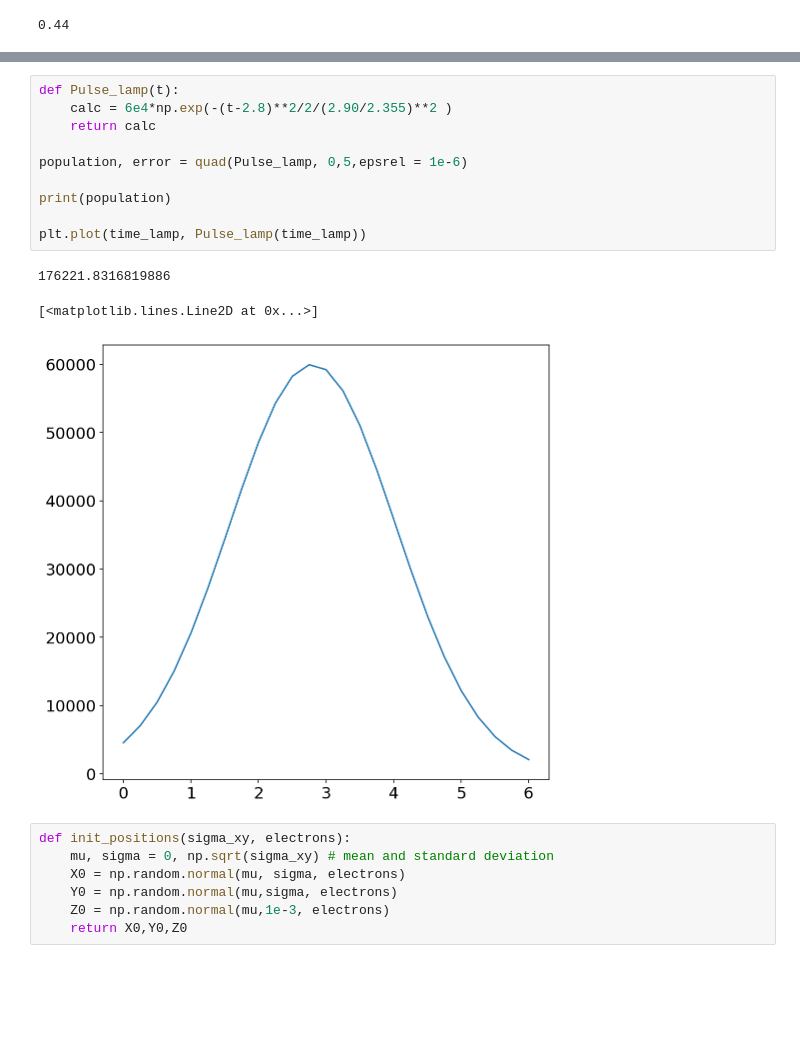
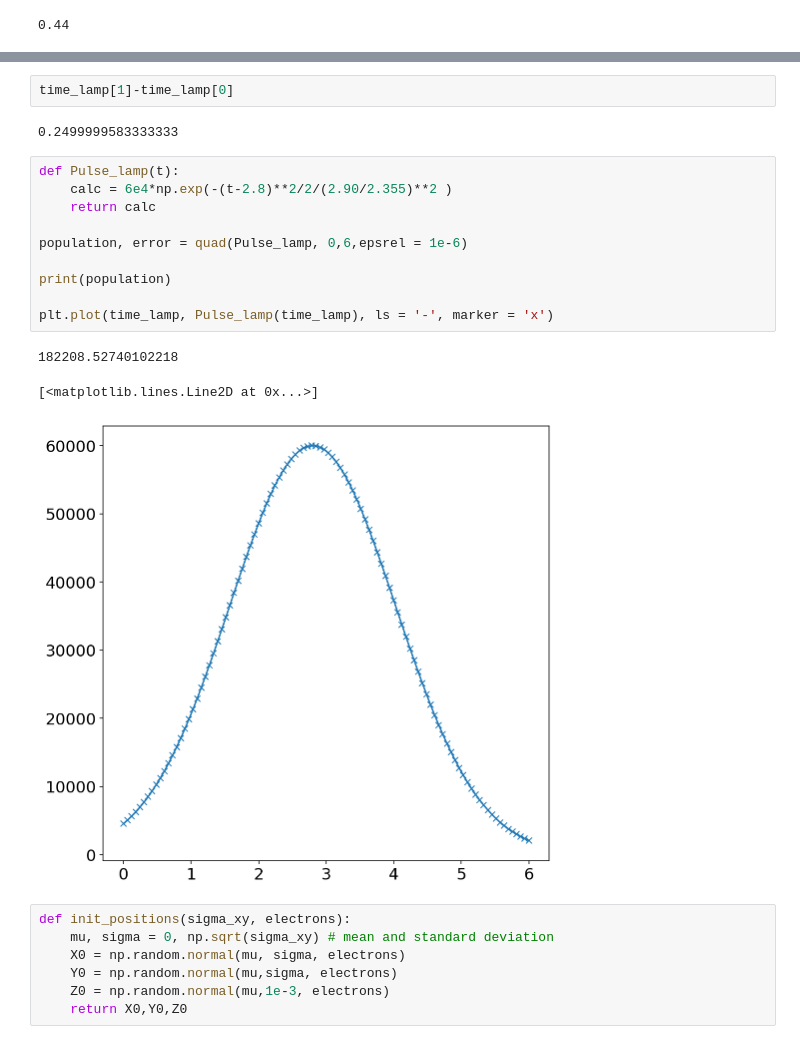
Before and after one commit to sanaouahada/XenoDiffusionScope, a Jupyter notebook: notebooks/Diffusion.ipynb, the cells around one changed output, grey strips where cells are left out. Drawn from its saved outputs; the diff is of its cells as text; blank space fills up the shorter version.

```diff
--- a/Diffusion.ipynb
+++ b/notebooks/Diffusion.ipynb
@@ -30,17 +40,21 @@ vd = 0.5
+# %%
+time_lamp[1]-time_lamp[0]
+# %% [output]
+0.2499999583333333
 # %%
 def Pulse_lamp(t):
     calc = 6e4*np.exp(-(t-2.8)**2/2/(2.90/2.355)**2 )
     return calc
 
-population, error = quad(Pulse_lamp, 0,5,epsrel = 1e-6)
+population, error = quad(Pulse_lamp, 0,6,epsrel = 1e-6)
 
 print(population)
 
-plt.plot(time_lamp, Pulse_lamp(time_lamp))
+plt.plot(time_lamp, Pulse_lamp(time_lamp), ls = '-', marker = 'x')
 # %% [output]
-176221.8316819886
+182208.52740102218
 [<matplotlib.lines.Line2D at 0x...>]
-[figure, old version]
+[figure, new version]
 # %%
 def init_positions(sigma_xy, electrons):
     mu, sigma = 0, np.sqrt(sigma_xy) # mean and standard deviation
```
Also changed, not shown: parts of 1 cell of this notebook, 24 other files.
